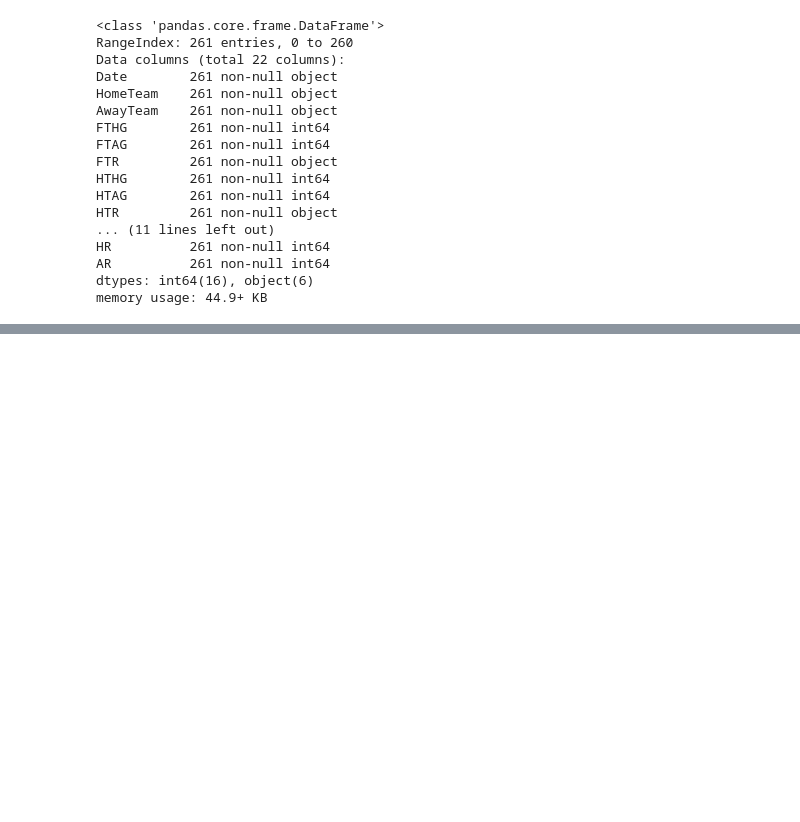
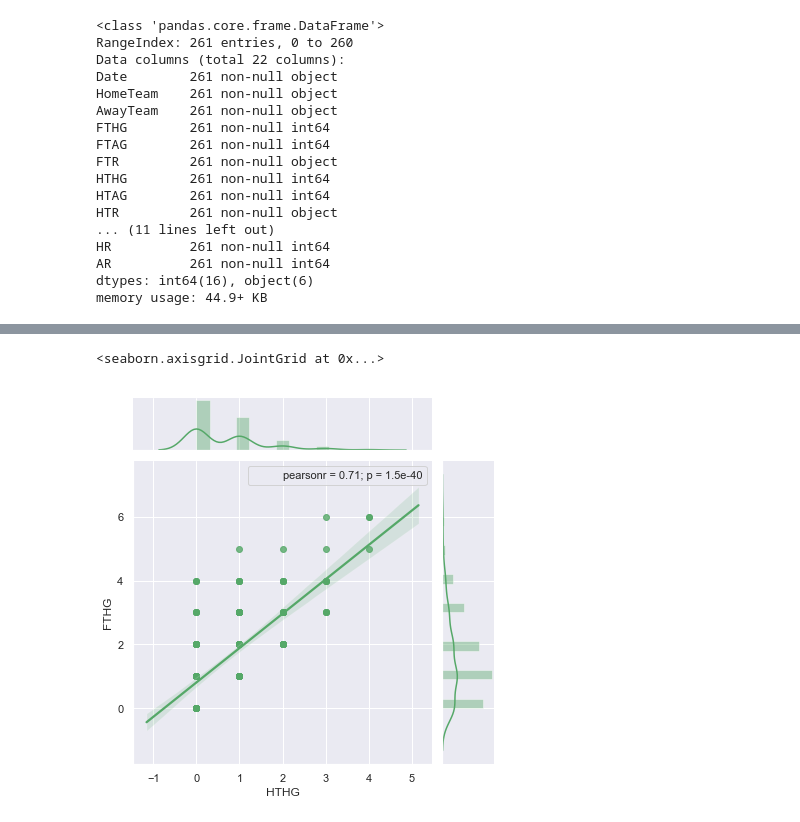
Before and after one commit to sarthakbatragatech/SoccerViz, a Jupyter notebook: SoccerViz.ipynb, the cells around one changed output, grey strips where cells are left out. Saved outputs shown, nothing was run; the diff lists cells and outputs as text; code cells hidden in the pictures; blank space fills up the shorter version.

```diff
--- a/SoccerViz.ipynb
+++ b/SoccerViz.ipynb
@@ -53,0 +57,8 @@ sns.heatmap(df.corr())
+# %%
+# Jointplot to find correlation between half time goals and full time goals.
+sns.set(style="darkgrid", color_codes=True)
+j = sns.jointplot(df.HTHG, df.FTHG, kind='reg', color="g")
+j.annotate(stats.pearsonr)
+# %% [output]
+<seaborn.axisgrid.JointGrid at 0x...>
+[figure, added]
```
Also changed, not shown: parts of 20 cells of this notebook, 1 other file.
